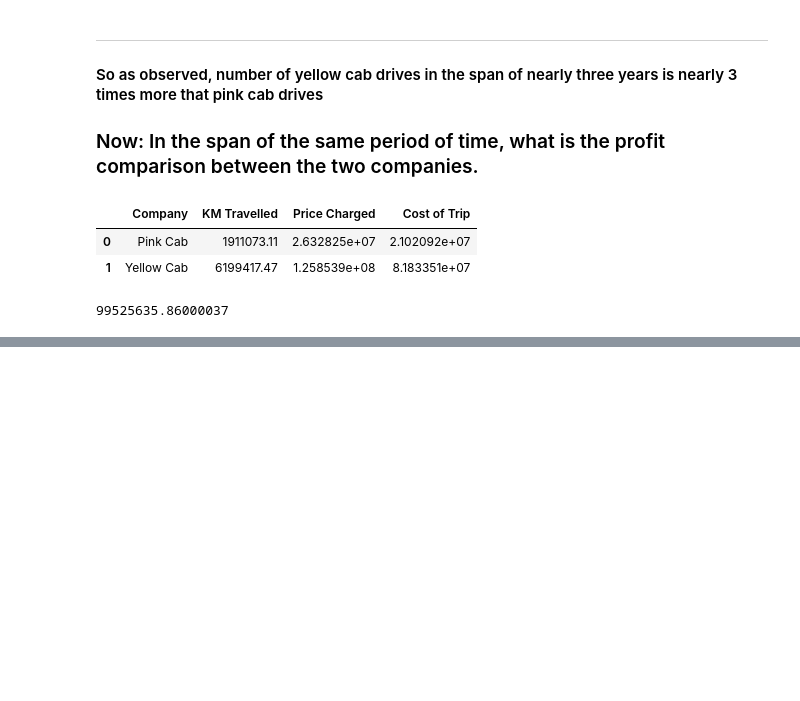
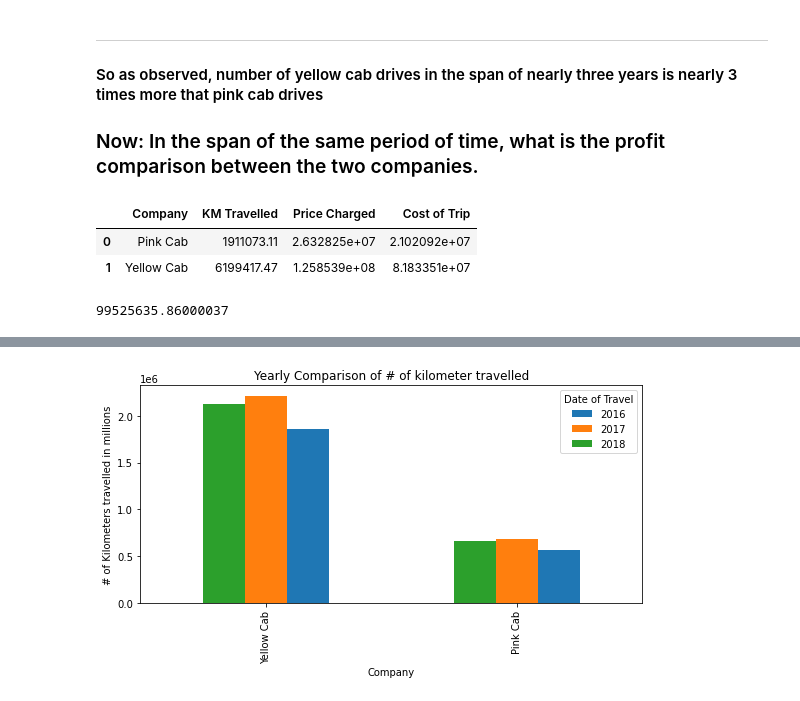
Before and after one commit to Ehab42/G2M-insight-for-Cab-Investment-firm, a Jupyter notebook: cab_data_EDA.ipynb, the cells around one changed output, grey strips where cells are left out. Cells and saved outputs as stored; diff of their text form; code cells hidden in the pictures; blank space fills up the shorter version.

Commit message:
Investigate cab data

```diff
--- a/cab_data_EDA.ipynb
+++ b/cab_data_EDA.ipynb
@@ -169,3 +169,3 @@ cab_data_grouped.reset_index(inplace=True)
 # %%
 # Group the data by each company and year
-cab_data.groupby(['Company', cab_data['Date of Travel'].dt.year]).sum()
+cab_data_yearly_grouped = cab_data.groupby(['Company', cab_data['Date of Travel'].dt.year]).sum().drop('Transaction ID', axis=1)
@@ -180,0 +183,10 @@ cab_data.groupby(['Company', cab_data['Date of Travel'].dt.year]).sum()
+# %%
+# Plot Kilometers travelled yearly comparison between yellow company and pink company
+cab_data_yearly_grouped['KM Travelled'].unstack().plot(kind='bar');
+plt.title("Yearly Comparison of # of kilometer travelled")
+plt.ylabel("# of Kilometers travelled in millions")
+plt.gcf().set_size_inches(9, 4)
+plt.gca().invert_xaxis()
+plt.show()
+# %% [output]
+[figure, added]
```
Also changed, not shown: parts of 19 cells of this notebook.
